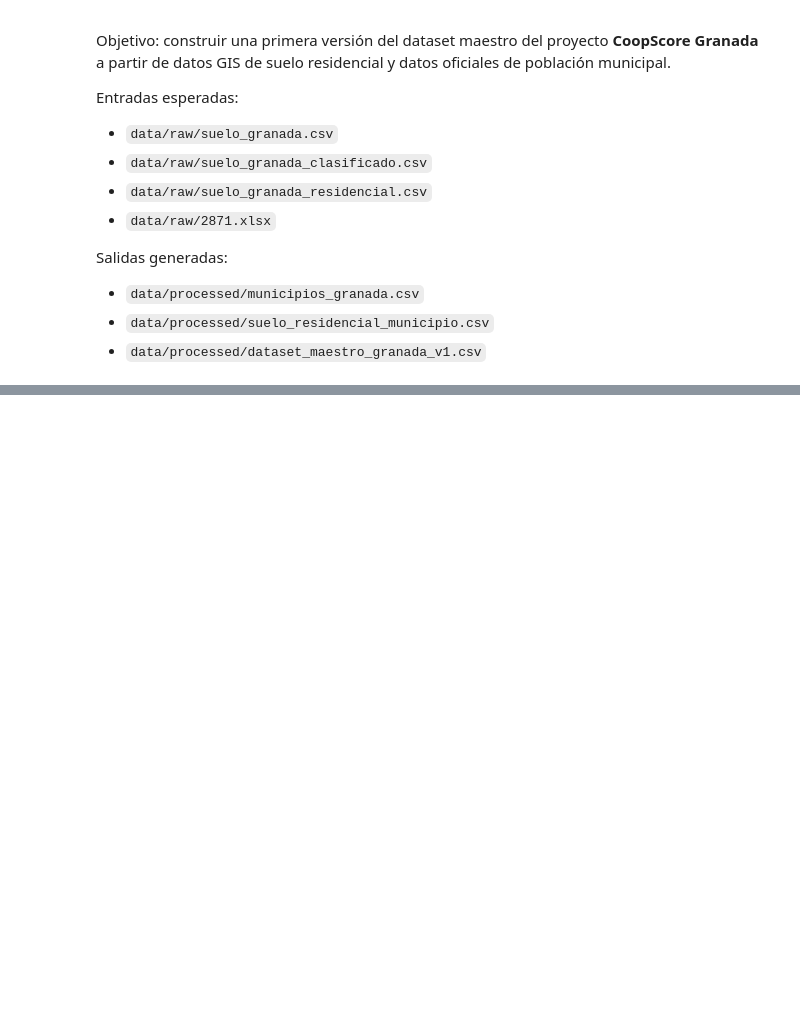
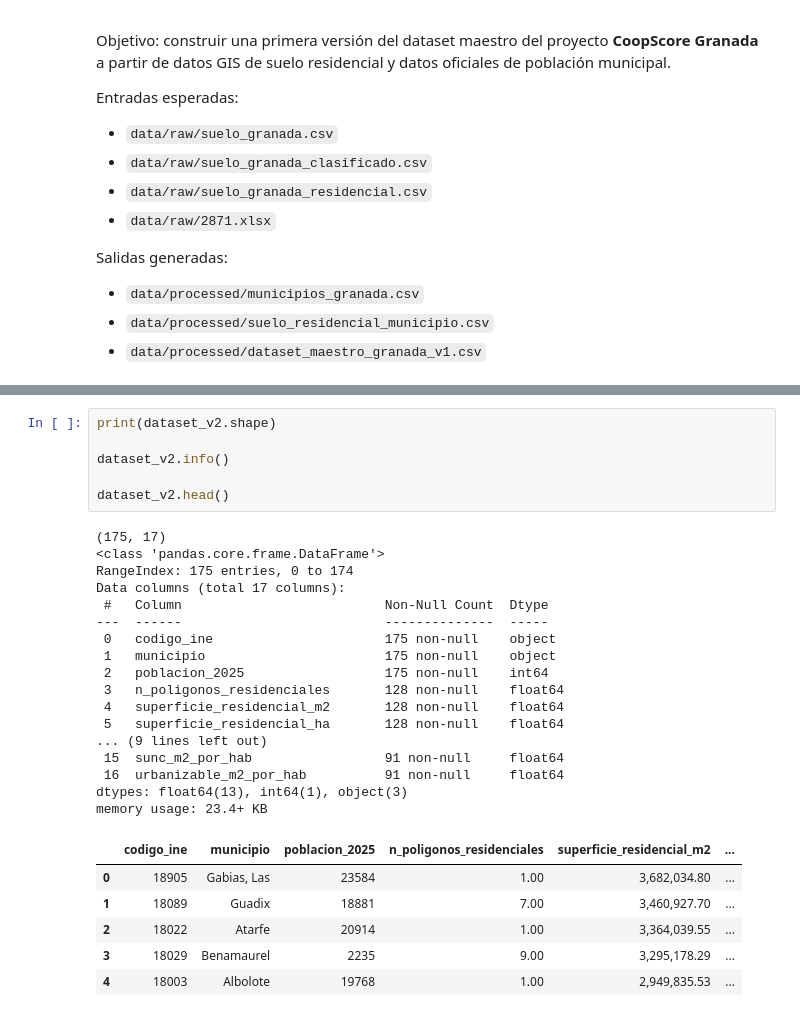
Before and after one commit to pepetorres80/CoopScore_Granada, a Jupyter notebook: notebooks/01_dataset_maestro.ipynb, the cells around one changed output, grey strips where cells are left out. Saved outputs shown, nothing was run; the diff lists cells and outputs as text; blank space fills up the shorter version.

```diff
--- a/notebooks/01_dataset_maestro.ipynb
+++ b/notebooks/01_dataset_maestro.ipynb
@@ -247,0 +626,30 @@ Ahí analizaremos:
+# %%
+print(dataset_v2.shape)
+
+dataset_v2.info()
+
+dataset_v2.head()
+# %% [output]
+(175, 17)
+<class 'pandas.core.frame.DataFrame'>
+RangeIndex: 175 entries, 0 to 174
+Data columns (total 17 columns):
+ #   Column                          Non-Null Count  Dtype
+---  ------                          --------------  -----
+ 0   codigo_ine                      175 non-null    object
+ 1   municipio                       175 non-null    object
+ 2   poblacion_2025                  175 non-null    int64
+ 3   n_poligonos_residenciales       128 non-null    float64
+ 4   superficie_residencial_m2       128 non-null    float64
+ 5   superficie_residencial_ha       128 non-null    float64
+... (9 lines left out)
+ 15  sunc_m2_por_hab                 91 non-null     float64
+ 16  urbanizable_m2_por_hab          91 non-null     float64
+dtypes: float64(13), int64(1), object(3)
+memory usage: 23.4+ KB
+|  | codigo_ine | municipio | poblacion_2025 | n_poligonos_residenciales | superficie_residencial_m2 | ... |
+| 0 | 18905 | Gabias, Las | 23584 | 1.00 | 3,682,034.80 | ... |
+| 1 | 18089 | Guadix | 18881 | 7.00 | 3,460,927.70 | ... |
+| 2 | 18022 | Atarfe | 20914 | 1.00 | 3,364,039.55 | ... |
+| 3 | 18029 | Benamaurel | 2235 | 9.00 | 3,295,178.29 | ... |
+| 4 | 18003 | Albolote | 19768 | 1.00 | 2,949,835.53 | ... |
```
Also changed, not shown: parts of 42 cells of this notebook, 4 other files.
